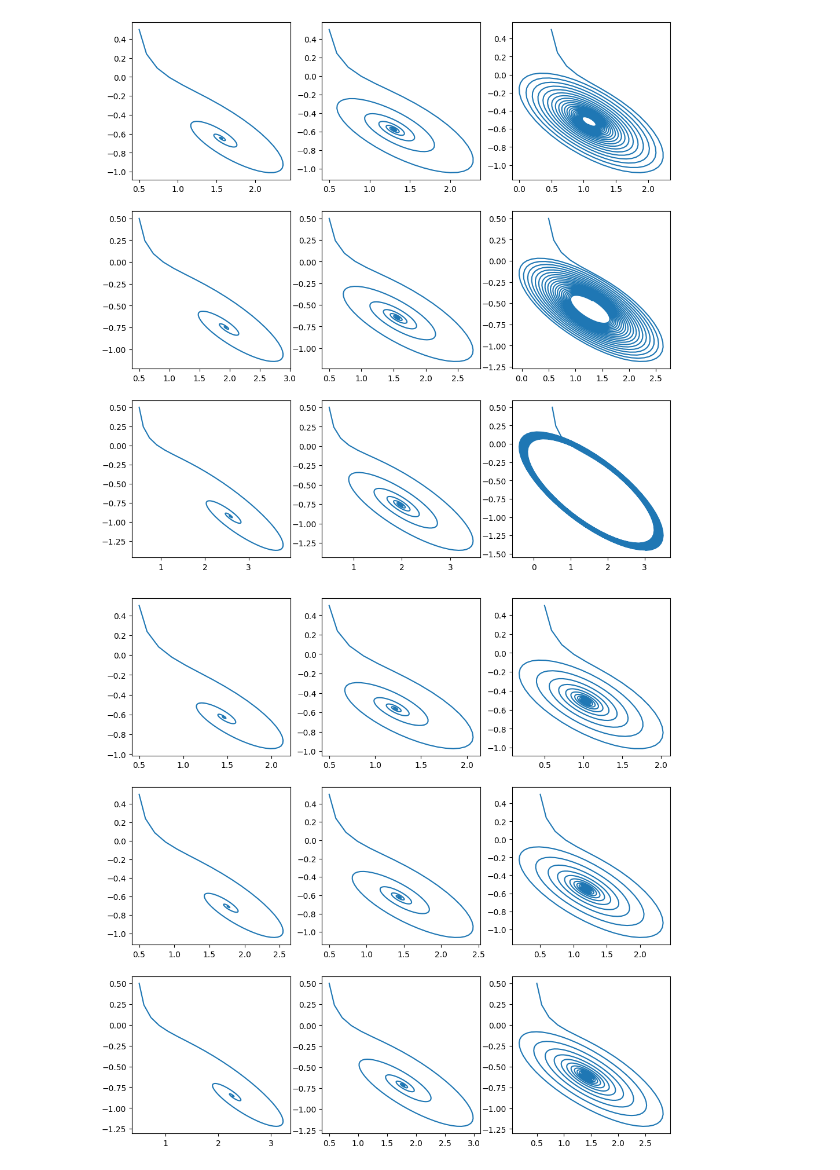
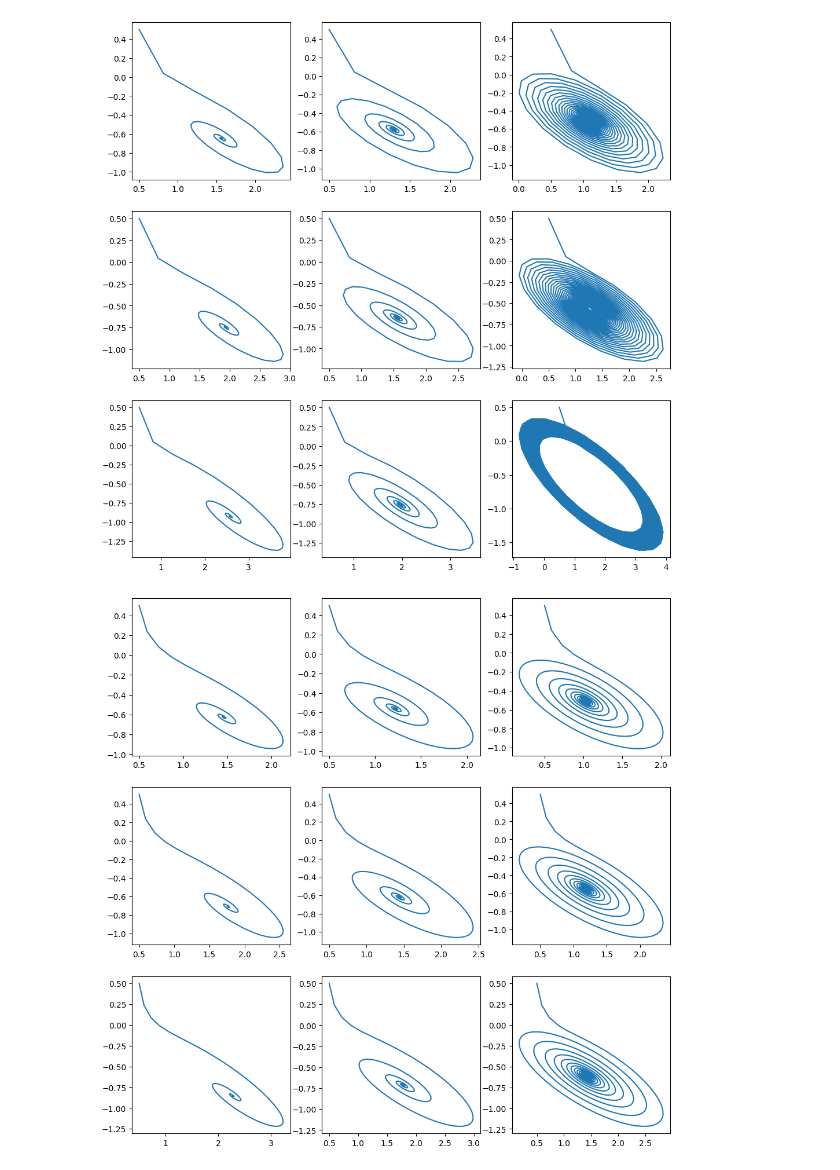
Before and after one commit to emilyrdavies/BSCI435-Final, a Jupyter notebook: code.ipynb, the cells around one changed output. Cells and saved outputs as stored; diff of their text form; code cells hidden in the pictures.

```diff
--- a/code.ipynb
+++ b/code.ipynb
@@ -62,7 +146,7 @@ pars['m'] = 1
 # INITIAL STATE
 # O, C, A, T, S, delta = x
 x = (0.5, 0.5, 0.5, 0.5, 0.5, 0.5)
-t = np.linspace(0, 200, 1000)
+t = np.linspace(0, 500, 1000)
 
 fig, axes = plt.subplots(3, 3, figsize=(12,12))
 axes = axes.flatten()
@@ -87,34 +171,34 @@ pars['b2'] = 0.4
 data = integrate.odeint(network, x, t, args=(pars,))
 axes[3].plot(data[:,1], data[:,2])
 
 pars['b1'] = 0.8
 pars['b2'] = 0.8
 data = integrate.odeint(network, x, t, args=(pars,))
 axes[4].plot(data[:,1], data[:,2])
 
 pars['b1'] = 0.8
 pars['b2'] = 1.2
 data = integrate.odeint(network, x, t, args=(pars,))
 axes[5].plot(data[:,1], data[:,2])
 
 pars['b1'] = 1.2
 pars['b2'] = 0.4
 data = integrate.odeint(network, x, t, args=(pars,))
 axes[6].plot(data[:,1], data[:,2])
 
 pars['b1'] = 1.2
 pars['b2'] = 0.8
 data = integrate.odeint(network, x, t, args=(pars,))
 axes[7].plot(data[:,1], data[:,2])
 
 pars['b1'] = 1.2
 pars['b2'] = 1.2
 data = integrate.odeint(network, x, t, args=(pars,))
 axes[8].plot(data[:,1], data[:,2])
 
 plt.show()
 # %% [output]
-[figure, old version]
+[figure, new version]
 # %%
 # INITIAL STATE
 # O, C, A, T, S, delta = x
```
Also changed, not shown: parts of 1 cell of this notebook, 2 other files.
